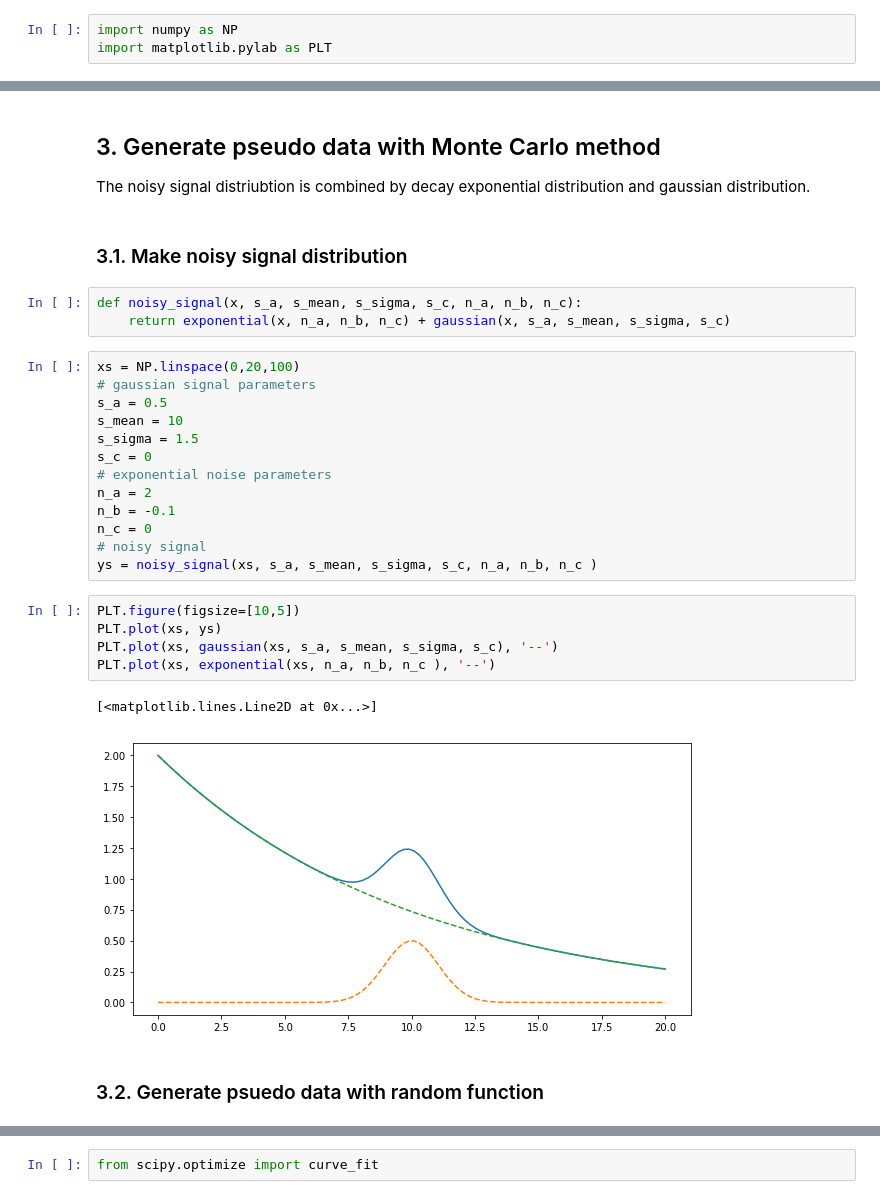
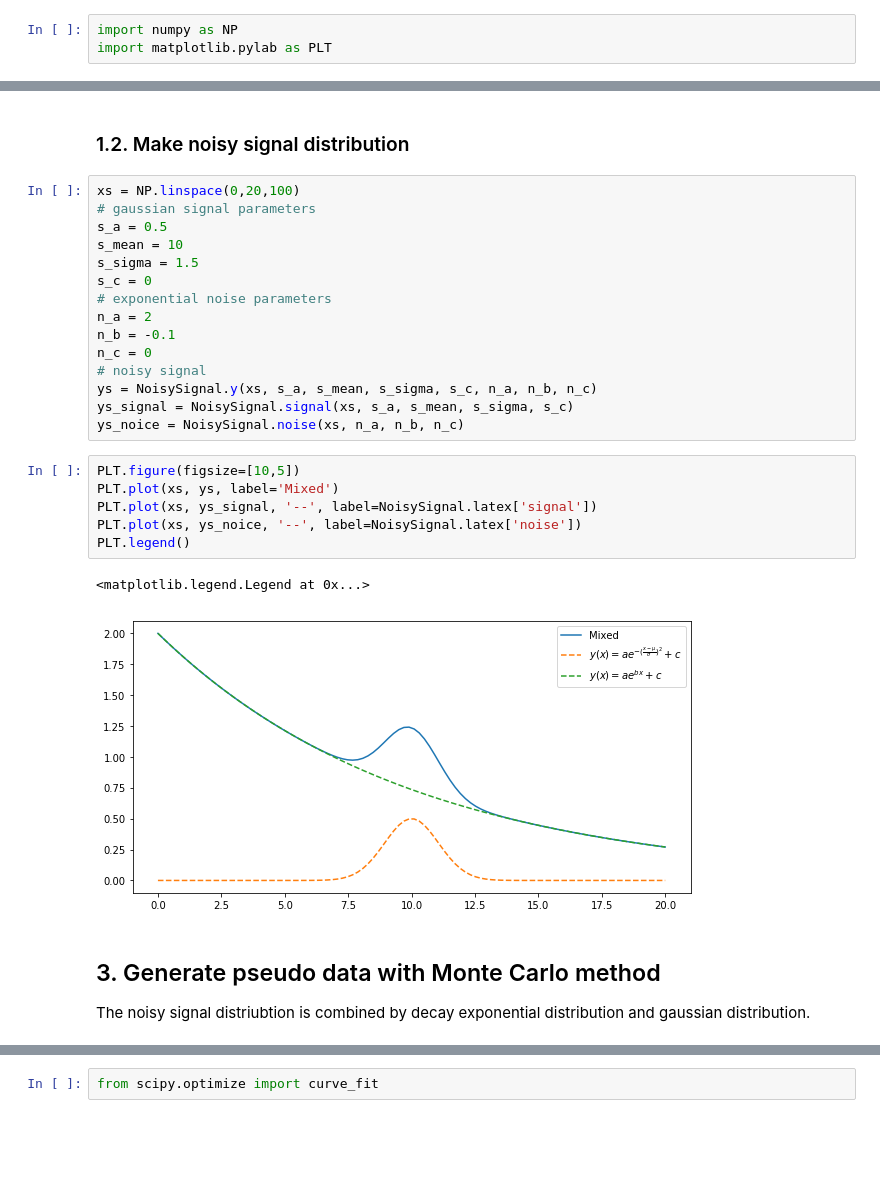
Before and after one commit to juifa-tsai/outreach, a Jupyter notebook: numpy/tutorial_03_mc.ipynb, the cells around one changed output, grey strips where cells are left out. Drawn from its saved outputs; the diff is of its cells as text; blank space fills up the shorter version.

```diff
--- a/numpy/tutorial_03_mc.ipynb
+++ b/numpy/tutorial_03_mc.ipynb
@@ -29,31 +65,29 @@ def lognormal(x, a, mean, sigma, c):
+# %% [markdown]
+### 1.2. Make noisy signal distribution
+# %%
+xs = NP.linspace(0,20,100)
+# gaussian signal parameters
+s_a = 0.5
+s_mean = 10
+s_sigma = 1.5
+s_c = 0
+# exponential noise parameters
+n_a = 2
+n_b = -0.1
+n_c = 0
+# noisy signal
+ys = NoisySignal.y(xs, s_a, s_mean, s_sigma, s_c, n_a, n_b, n_c)
+ys_signal = NoisySignal.signal(xs, s_a, s_mean, s_sigma, s_c)
+ys_noice = NoisySignal.noise(xs, n_a, n_b, n_c)
+# %%
+PLT.figure(figsize=[10,5])
+PLT.plot(xs, ys, label='Mixed')
+PLT.plot(xs, ys_signal, '--', label=NoisySignal.latex['signal'])
+PLT.plot(xs, ys_noice, '--', label=NoisySignal.latex['noise'])
+PLT.legend()
+# %% [output]
+<matplotlib.legend.Legend at 0x...>
+[figure, added]
 # %% [markdown]
 ## 3. Generate pseudo data with Monte Carlo method
 The noisy signal distriubtion is combined by decay exponential distribution and gaussian distribution.
-# %% [markdown]
-### 3.1. Make noisy signal distribution
-# %%
-def noisy_signal(x, s_a, s_mean, s_sigma, s_c, n_a, n_b, n_c):
-    return exponential(x, n_a, n_b, n_c) + gaussian(x, s_a, s_mean, s_sigma, s_c)
-# %%
-xs = NP.linspace(0,20,100)
-# gaussian signal parameters
-s_a = 0.5
-s_mean = 10
-s_sigma = 1.5
-s_c = 0
-# exponential noise parameters
-n_a = 2
-n_b = -0.1
-n_c = 0
-# noisy signal
-ys = noisy_signal(xs, s_a, s_mean, s_sigma, s_c, n_a, n_b, n_c )
-# %%
-PLT.figure(figsize=[10,5])
-PLT.plot(xs, ys)
-PLT.plot(xs, gaussian(xs, s_a, s_mean, s_sigma, s_c), '--')
-PLT.plot(xs, exponential(xs, n_a, n_b, n_c ), '--')
-# %% [output]
-[<matplotlib.lines.Line2D at 0x...>]
-[figure, removed]
-# %% [markdown]
-### 3.2. Generate psuedo data with random function
```
Also changed, not shown: parts of 22 cells of this notebook.
